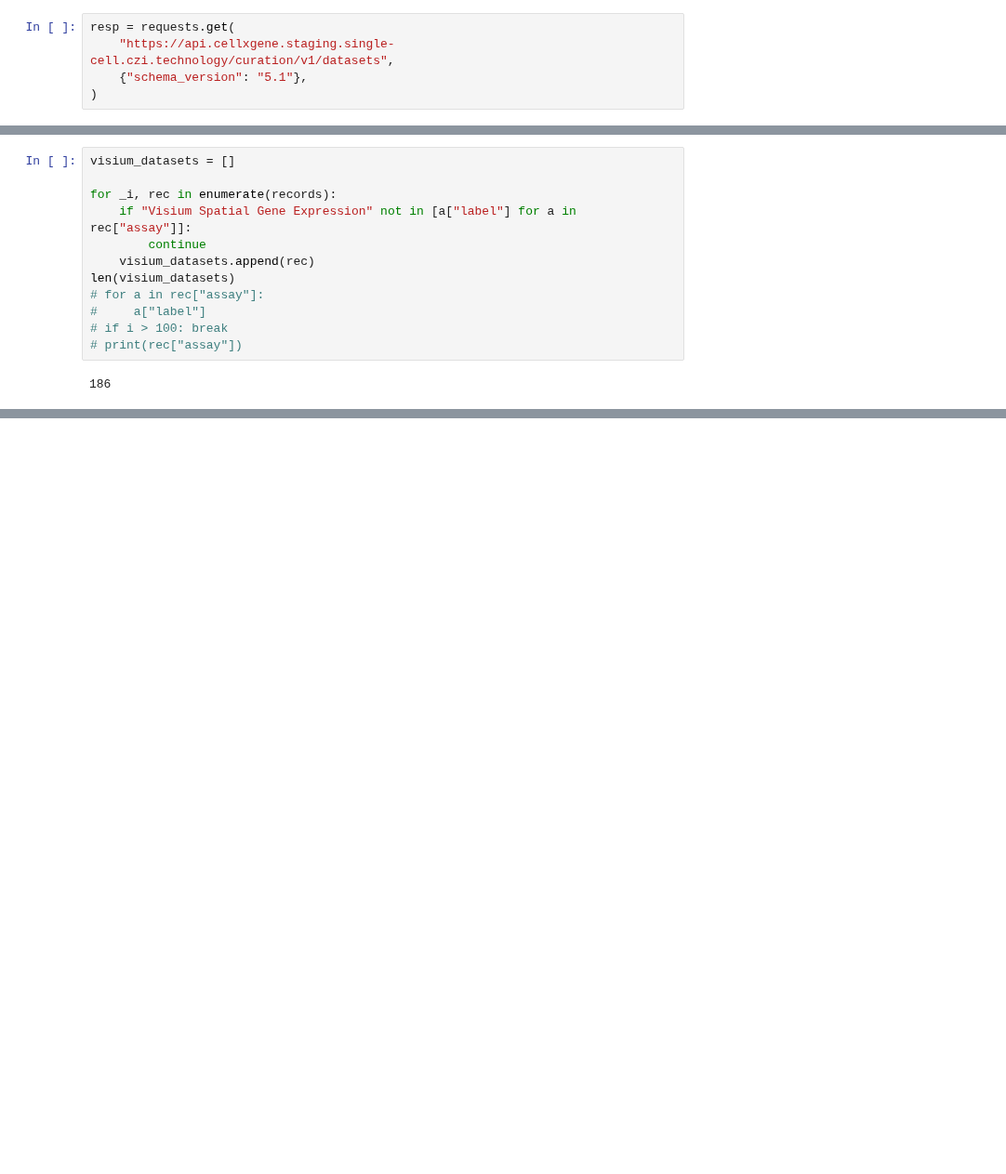
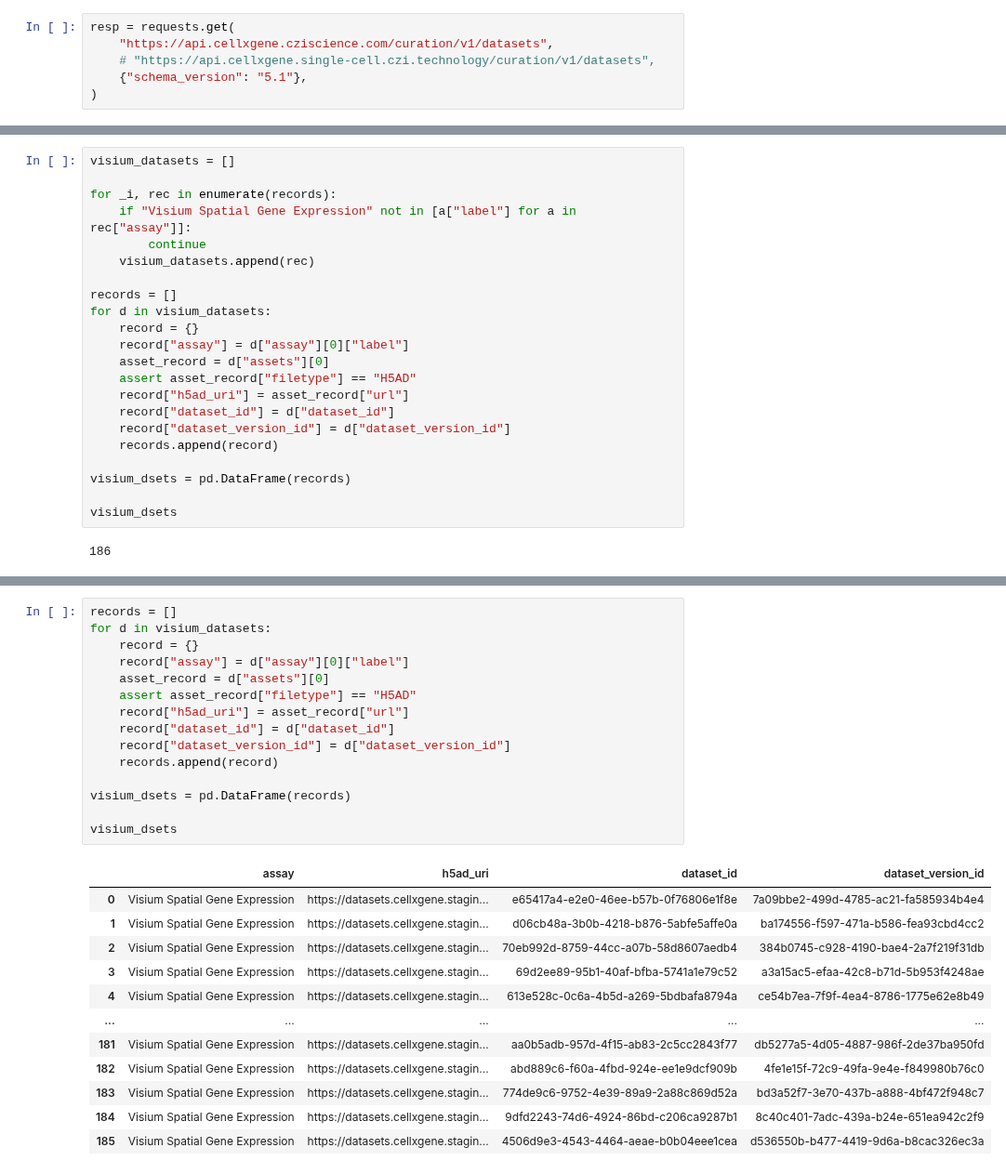
Before and after one commit to chanzuckerberg/cellxgene-census, a Jupyter notebook: tools/cellxgene_census_builder/spatial_dev_tools/census_spatial_dataset_ingest.ipynb, the cells around one changed output, grey strips where cells are left out. Shown at 93% size. Cells and saved outputs as stored; diff of their text form; blank space fills up the shorter version.

```diff
--- a/tools/cellxgene_census_builder/spatial_dev_tools/census_spatial_dataset_ingest.ipynb
+++ b/tools/cellxgene_census_builder/spatial_dev_tools/census_spatial_dataset_ingest.ipynb
@@ -252,5 +255,6 @@ import requests
 # %%
 resp = requests.get(
-    "https://api.cellxgene.staging.single-cell.czi.technology/curation/v1/datasets",
+    "https://api.cellxgene.cziscience.com/curation/v1/datasets",
+    # "https://api.cellxgene.single-cell.czi.technology/curation/v1/datasets",
     {"schema_version": "5.1"},
 )
@@ -285,10 +291,20 @@ for _i, rec in enumerate(records):
     if "Visium Spatial Gene Expression" not in [a["label"] for a in rec["assay"]]:
         continue
     visium_datasets.append(rec)
-len(visium_datasets)
-# for a in rec["assay"]:
-#     a["label"]
-# if i > 100: break
-# print(rec["assay"])
+
+records = []
+for d in visium_datasets:
+    record = {}
+    record["assay"] = d["assay"][0]["label"]
+    asset_record = d["assets"][0]
+    assert asset_record["filetype"] == "H5AD"
+    record["h5ad_uri"] = asset_record["url"]
+    record["dataset_id"] = d["dataset_id"]
+    record["dataset_version_id"] = d["dataset_version_id"]
+    records.append(record)
+
+visium_dsets = pd.DataFrame(records)
+
+visium_dsets
 # %% [output]
 186
@@ -329,0 +317,28 @@ Type:      function
+# %%
+records = []
+for d in visium_datasets:
+    record = {}
+    record["assay"] = d["assay"][0]["label"]
+    asset_record = d["assets"][0]
+    assert asset_record["filetype"] == "H5AD"
+    record["h5ad_uri"] = asset_record["url"]
+    record["dataset_id"] = d["dataset_id"]
+    record["dataset_version_id"] = d["dataset_version_id"]
+    records.append(record)
+
+visium_dsets = pd.DataFrame(records)
+
+visium_dsets
+# %% [output]
+|  | assay | h5ad_uri | dataset_id | dataset_version_id |
+| 0 | Visium Spatial Gene Expression | https://datasets.cellxgene.stagin... | e65417a4-e2e0-46ee-b57b-0f76806e1f8e | 7a09bbe2-499d-4785-ac21-fa585934b4e4 |
+| 1 | Visium Spatial Gene Expression | https://datasets.cellxgene.stagin... | d06cb48a-3b0b-4218-b876-5abfe5affe0a | ba174556-f597-471a-b586-fea93cbd4cc2 |
+| 2 | Visium Spatial Gene Expression | https://datasets.cellxgene.stagin... | 70eb992d-8759-44cc-a07b-58d8607aedb4 | 384b0745-c928-4190-bae4-2a7f219f31db |
+| 3 | Visium Spatial Gene Expression | https://datasets.cellxgene.stagin... | 69d2ee89-95b1-40af-bfba-5741a1e79c52 | a3a15ac5-efaa-42c8-b71d-5b953f4248ae |
+| 4 | Visium Spatial Gene Expression | https://datasets.cellxgene.stagin... | 613e528c-0c6a-4b5d-a269-5bdbafa8794a | ce54b7ea-7f9f-4ea4-8786-1775e62e8b49 |
+| ... | ... | ... | ... | ... |
+| 181 | Visium Spatial Gene Expression | https://datasets.cellxgene.stagin... | aa0b5adb-957d-4f15-ab83-2c5cc2843f77 | db5277a5-4d05-4887-986f-2de37ba950fd |
+| 182 | Visium Spatial Gene Expression | https://datasets.cellxgene.stagin... | abd889c6-f60a-4fbd-924e-ee1e9dcf909b | 4fe1e15f-72c9-49fa-9e4e-f849980b76c0 |
+| 183 | Visium Spatial Gene Expression | https://datasets.cellxgene.stagin... | 774de9c6-9752-4e39-89a9-2a88c869d52a | bd3a52f7-3e70-437b-a888-4bf472f948c7 |
+| 184 | Visium Spatial Gene Expression | https://datasets.cellxgene.stagin... | 9dfd2243-74d6-4924-86bd-c206ca9287b1 | 8c40c401-7adc-439a-b24e-651ea942c2f9 |
+| 185 | Visium Spatial Gene Expression | https://datasets.cellxgene.stagin... | 4506d9e3-4543-4464-aeae-b0b04eee1cea | d536550b-b477-4419-9d6a-b8cac326ec3a |
```
Also changed, not shown: parts of 31 cells of this notebook.
